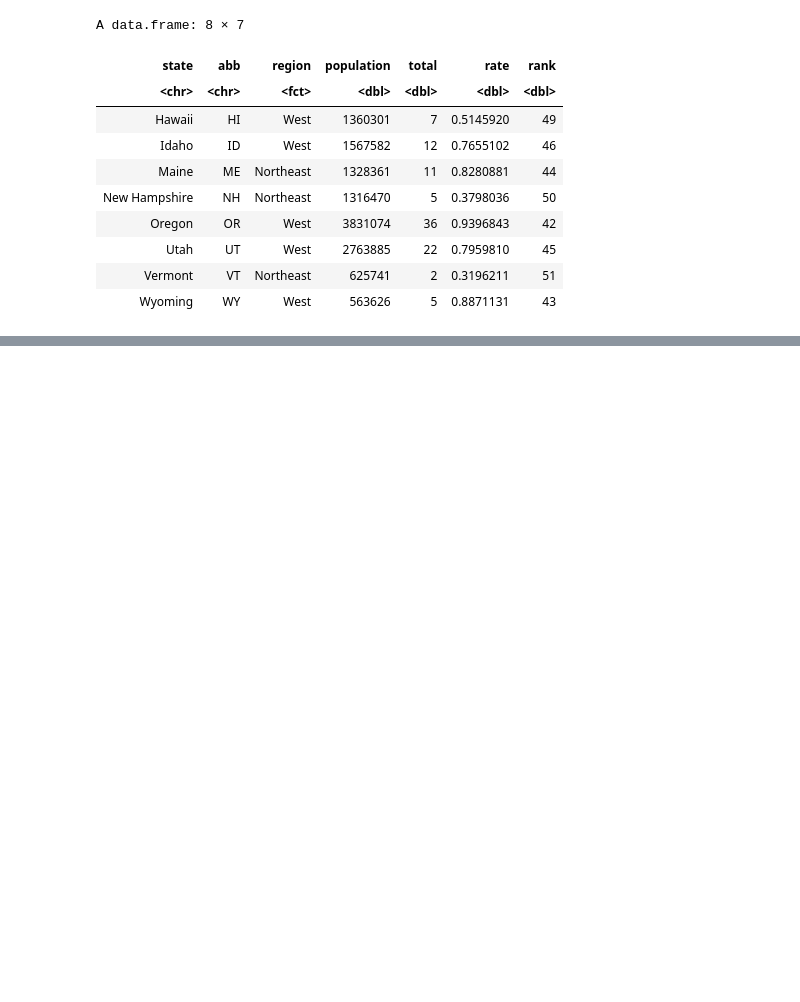
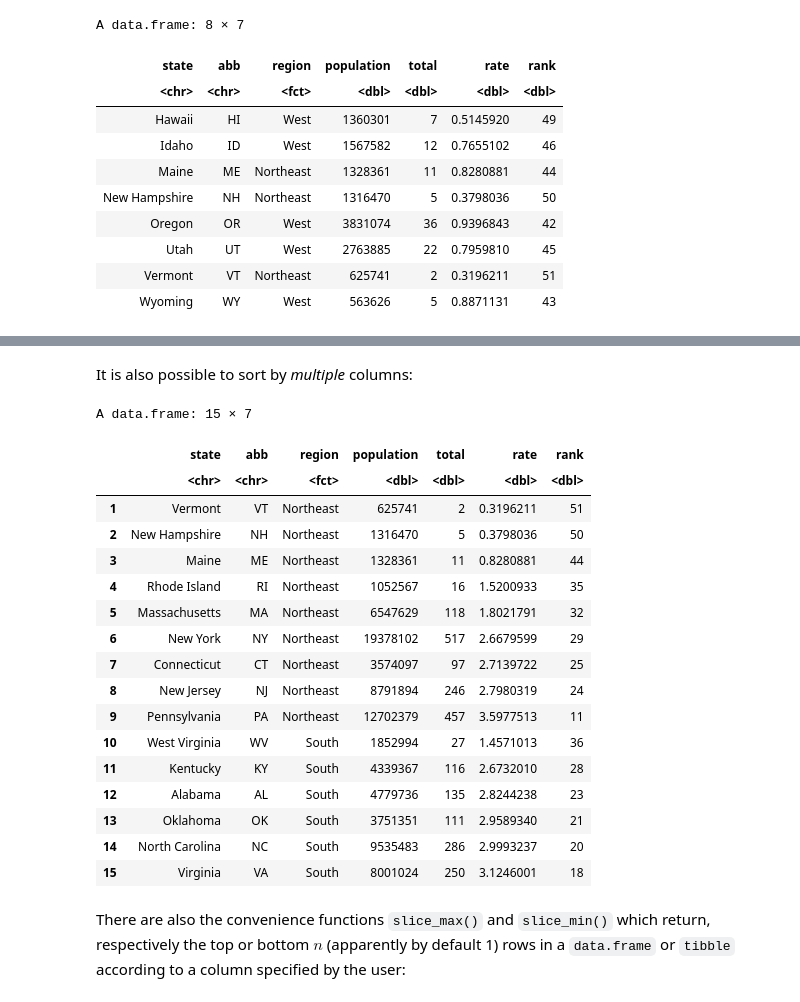
Before and after one commit to readyready15728/data-wrangling-and-visualization-with-r, a Jupyter notebook: 04_the_tidyverse/04_the_tidyverse.ipynb, the cells around one changed output, grey strips where cells are left out. Drawn from its saved outputs; the diff is of its cells as text; code cells hidden in the pictures; blank space fills up the shorter version.

```diff
--- a/04_the_tidyverse/04_the_tidyverse.ipynb
+++ b/04_the_tidyverse/04_the_tidyverse.ipynb
@@ -451,0 +656,25 @@ A data.frame: 8 × 7
+# %% [markdown]
+It is also possible to sort by *multiple* columns:
+# %%
+murders |> arrange(region, rate) |> head(n = 15)
+# %% [output]
+A data.frame: 15 × 7
+|  | state | abb | region | population | total | rate | rank |
+|  | <chr> | <chr> | <fct> | <dbl> | <dbl> | <dbl> | <dbl> |
+| 1 | Vermont | VT | Northeast | 625741 | 2 | 0.3196211 | 51 |
+| 2 | New Hampshire | NH | Northeast | 1316470 | 5 | 0.3798036 | 50 |
+| 3 | Maine | ME | Northeast | 1328361 | 11 | 0.8280881 | 44 |
+| 4 | Rhode Island | RI | Northeast | 1052567 | 16 | 1.5200933 | 35 |
+| 5 | Massachusetts | MA | Northeast | 6547629 | 118 | 1.8021791 | 32 |
+| 6 | New York | NY | Northeast | 19378102 | 517 | 2.6679599 | 29 |
+| 7 | Connecticut | CT | Northeast | 3574097 | 97 | 2.7139722 | 25 |
+| 8 | New Jersey | NJ | Northeast | 8791894 | 246 | 2.7980319 | 24 |
+| 9 | Pennsylvania | PA | Northeast | 12702379 | 457 | 3.5977513 | 11 |
+| 10 | West Virginia | WV | South | 1852994 | 27 | 1.4571013 | 36 |
+| 11 | Kentucky | KY | South | 4339367 | 116 | 2.6732010 | 28 |
+| 12 | Alabama | AL | South | 4779736 | 135 | 2.8244238 | 23 |
+| 13 | Oklahoma | OK | South | 3751351 | 111 | 2.9589340 | 21 |
+| 14 | North Carolina | NC | South | 9535483 | 286 | 2.9993237 | 20 |
+| 15 | Virginia | VA | South | 8001024 | 250 | 3.1246001 | 18 |
+# %% [markdown]
+There are also the convenience functions `slice_max()` and `slice_min()` which return, respectively the top or bottom $n$ (apparently by default 1) rows in a `data.frame` or `tibble` according to a column specified by the user:
```
Also changed, not shown: parts of 66 cells of this notebook.
